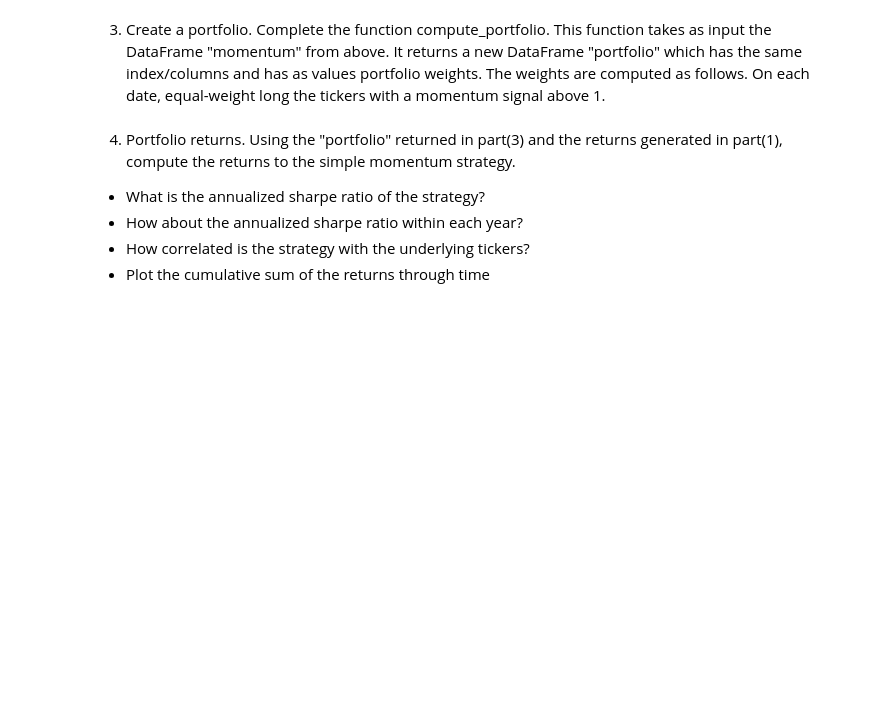
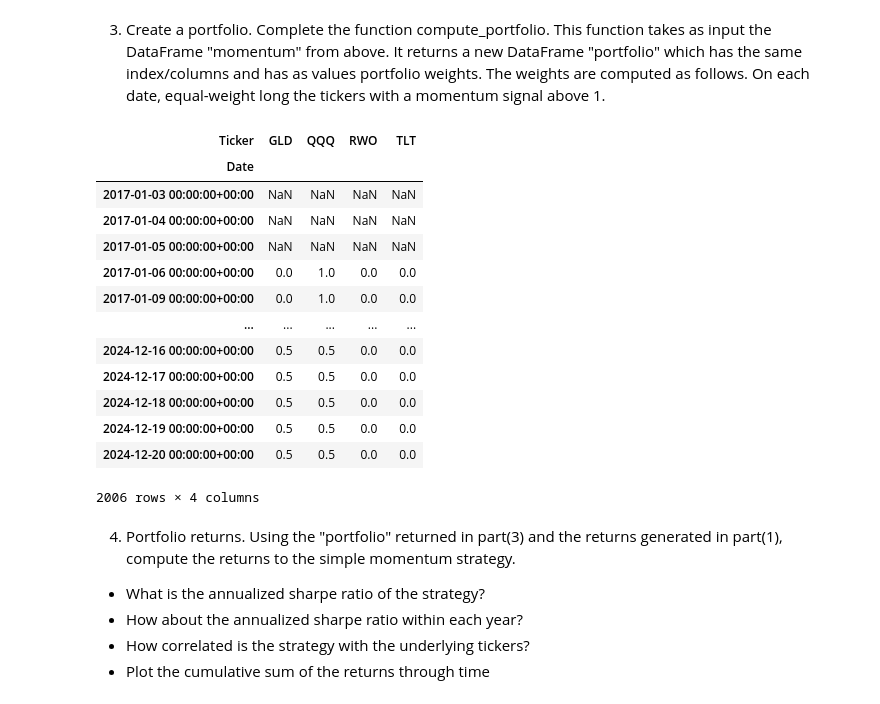
Before and after one commit to jofu-tofu/Trading-Bot, a Jupyter notebook: Momentum Strategy.ipynb, the cells around one changed output. Drawn from its saved outputs; the diff is of its cells as text; code cells hidden in the pictures; blank space fills up the shorter version.

```diff
--- a/Momentum Strategy.ipynb
+++ b/Momentum Strategy.ipynb
@@ -42,8 +60,26 @@ def compute_momentum(ret):
 # %%
 def compute_portfolio(momentum):
     # fill out the body here
     # return a DataFrame "portfolio" containing portfolio weights
+    portfolio = momentum.map(lambda x: 1 if x > 1 else 0).apply(lambda x: x/sum(x), axis=1)
     return portfolio
+portfolio = compute_portfolio(momentum)
+portfolio
+# %% [output]
+| Ticker | GLD | QQQ | RWO | TLT |
+| Date |  |  |  |  |
+| 2017-01-03 00:00:00+00:00 | NaN | NaN | NaN | NaN |
+| 2017-01-04 00:00:00+00:00 | NaN | NaN | NaN | NaN |
+| 2017-01-05 00:00:00+00:00 | NaN | NaN | NaN | NaN |
+| 2017-01-06 00:00:00+00:00 | 0.0 | 1.0 | 0.0 | 0.0 |
+| 2017-01-09 00:00:00+00:00 | 0.0 | 1.0 | 0.0 | 0.0 |
+| ... | ... | ... | ... | ... |
+| 2024-12-16 00:00:00+00:00 | 0.5 | 0.5 | 0.0 | 0.0 |
+| 2024-12-17 00:00:00+00:00 | 0.5 | 0.5 | 0.0 | 0.0 |
+| 2024-12-18 00:00:00+00:00 | 0.5 | 0.5 | 0.0 | 0.0 |
+| 2024-12-19 00:00:00+00:00 | 0.5 | 0.5 | 0.0 | 0.0 |
+| 2024-12-20 00:00:00+00:00 | 0.5 | 0.5 | 0.0 | 0.0 |
+2006 rows × 4 columns
 # %% [markdown]
 4. Portfolio returns. Using the "portfolio" returned in part(3) and the returns generated in part(1), compute the returns to the simple momentum strategy.
 - What is the annualized sharpe ratio of the strategy?
```
Also changed, not shown: parts of 7 cells of this notebook, 1 other file.
